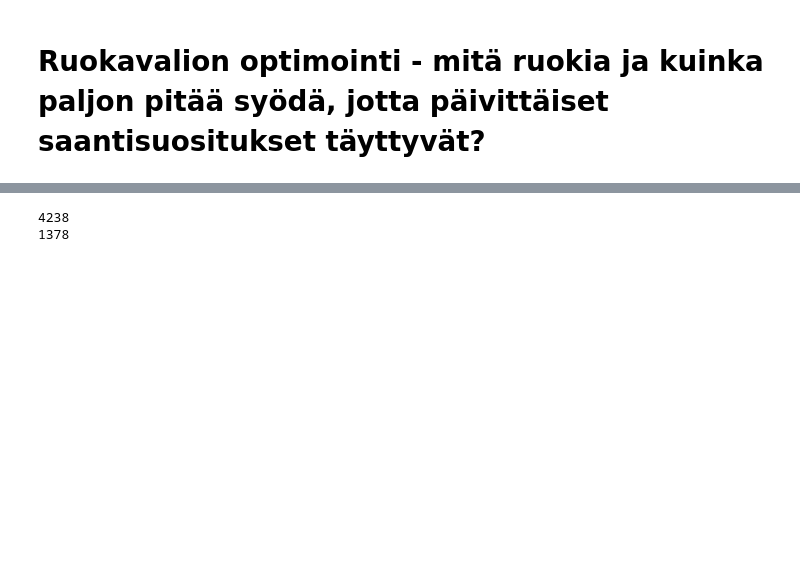
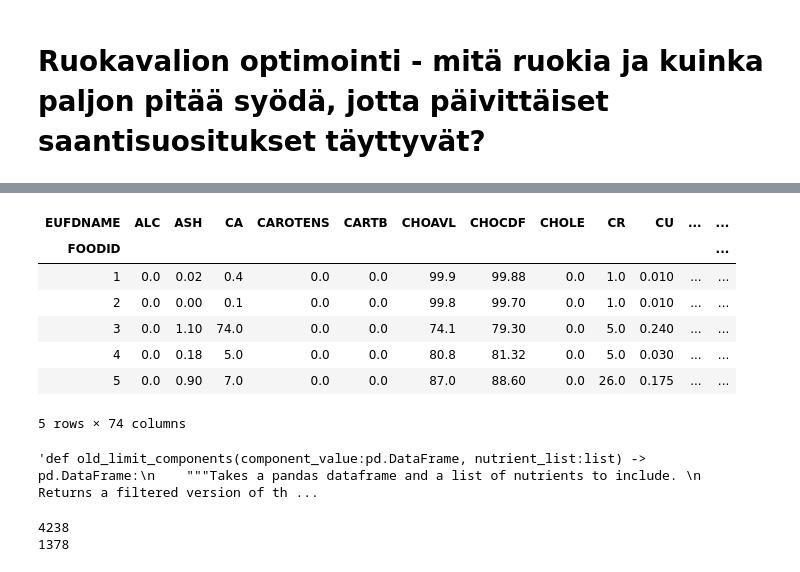
Before and after one commit to paulal/python_functions, a Jupyter notebook: optimisation.ipynb, the cells around one changed output, grey strips where cells are left out. Drawn from its saved outputs; the diff is of its cells as text; code cells hidden in the pictures; blank space fills up the shorter version.

```diff
--- a/optimisation.ipynb
+++ b/optimisation.ipynb
@@ -73,18 +78,22 @@ def read_files(path:str) -> tuple:
         saantisuositus)
     """
 
-    component_value = pd.read_csv(path + "component_value_utf-8.csv", sep=";")
+    component_value = pd.read_csv(path + "component_value_utf-8.csv", sep=";", keep_default_na=False)
     eufdname = pd.read_csv(path + "eufdname_FI_utf-8.csv", sep=";")
     food = pd.read_csv(path + "food_utf-8.csv", sep=";")
     saantisuositus = pd.read_csv(path + "saantisuositus_2014.csv", sep=";", header=None, names=["EUFDNAME", "name", "mnuori", "maikuinen", "mkeski", "miäkäs", "mvanha", "npieni","nnuori", "naikuinen", "nkeski", "niäkäs", "nvanha"])
+    component = pd.read_csv(path + "component_utf-8.csv", sep=";", dtype={'EUFDNAME':str}, keep_default_na=False)
 
-    return component_value, eufdname, food, saantisuositus
+    return component_value, eufdname, food, saantisuositus, component
 # %%
-component_value, eufdname, food, saantisuositus = read_files('/home/pomo/Asiakirjat/Kurssit/Taitotalo_Python-ohjelmoija/python/portfolio/fineli_20/')
+component_value, eufdname, food, saantisuositus, component = read_files('/home/pomo/Asiakirjat/Kurssit/Taitotalo_Python-ohjelmoija/python/portfolio/fineli_20/')
 print(component_value.head())
 print(eufdname.head())
 print(food.head())
 print(saantisuositus.head())
+print(component.head())
+print(component_value['EUFDNAME'][45:50])
+print(component_value['BESTLOC'][45:50])
 # %% [output]
    FOODID EUFDNAME  BESTLOC ACQTYPE METHTYPE METHIND
 0       1    ENERC  1698.30       S        S  MI0107
@@ -105,0 +115,8 @@ print(saantisuositus.head())
+# %%
+# poistetaan rivit, joissa ei ole BESTLOC-arvoa
+
+component_value = component_value[component_value.BESTLOC != ""]
+
+# muutetaan object-tyyppiset luvut liukuluvuiksi
+component_value['BESTLOC'] = component_value['BESTLOC'].astype(float)
+print(component_value['BESTLOC'][45:50])
@@ -121,33 +167,38 @@ def filter_fuclass(dataframe:pd.DataFrame, fuclass_to_remove:tuple) -> pd.DataFr
 
     return dataframe
 # %%
-# ongelma: kaikille ruuille ei ole kaikkien ravinteiden tietoja, joten pitäisi lisätä nollia
-# puuttuvien tietojen kohdalle. Ravinteiden järjestyksen tulee olla sama kaikissa ruuissa.
+# puuttuvien ravintoarvotietojen käsittely
 
-def fill_in_missing_zeros(dataframe:pd.Dataframe) -> pd.Dataframe:
+def transpose_component_value(dataframe:pd.DataFrame) -> pd.DataFrame:
     """Takes a pandas dataframe (component_value) where each row represents
     the amount of one nutrient in one food (e.g. calcium in milk).
-    Fills in any missing rows with zeroes in the BESTLOC column
-    and appropriate data in the other columns (FOODID and EUFDNAME; the other columns do not matter).
+    Transposes the dataframe so that there is one row per food and one column per nutrient.
+    Fills in any missing component values with zeroes in the appropriate column.
+    The ACQTYPE, METHTYPE, and METHIND columns are dropped.
 
     Args:
         dataframe (pandas_df): A pandas dataframe with information on how much of each nutrient foods contain
 
     Returns:
-        pandas_df: The pandas dataframe modified so that it has the same number of nutrient rows for every food.
+        pandas_df: The pandas dataframe modified so that it has one row per food and one column per nutrient.
     """
-    #oletetaan, että 10 ensimmäisen ruuan joukossa on jokin, jolle on määritetty kaikki ravinteet
-    sample = []
-    for i in range(1,11):
-        food = dataframe[dataframe.FOODID == i]
-        sample.append(food['EUFDNAME'].tolist())
+    df = dataframe.drop(columns=['ACQTYPE','METHTYPE', 'METHIND'])
 
-    longest = []
-    for l in sample:
-        if len(l) > len(longest):
-            longest = l
+    new_df = df.pivot_table(values='BESTLOC', index='FOODID', columns='EUFDNAME', fill_value=0)
 
-    #TODO - miten datan saa sellaiseen muotoon, että saa lisättyä puuttuvien arvojen kohdalle nollat?
+    return new_df
+
+df = transpose_component_value(component_value)
+df.head()
+# %% [output]
+| EUFDNAME | ALC | ASH | CA | CAROTENS | CARTB | CHOAVL | CHOCDF | CHOLE | CR | CU | ... | ... |
+| FOODID |  |  |  |  |  |  |  |  |  |  |  | ... |
+| 1 | 0.0 | 0.02 | 0.4 | 0.0 | 0.0 | 99.9 | 99.88 | 0.0 | 1.0 | 0.010 | ... | ... |
+| 2 | 0.0 | 0.00 | 0.1 | 0.0 | 0.0 | 99.8 | 99.70 | 0.0 | 1.0 | 0.010 | ... | ... |
+| 3 | 0.0 | 1.10 | 74.0 | 0.0 | 0.0 | 74.1 | 79.30 | 0.0 | 5.0 | 0.240 | ... | ... |
+| 4 | 0.0 | 0.18 | 5.0 | 0.0 | 0.0 | 80.8 | 81.32 | 0.0 | 5.0 | 0.030 | ... | ... |
+| 5 | 0.0 | 0.90 | 7.0 | 0.0 | 0.0 | 87.0 | 88.60 | 0.0 | 26.0 | 0.175 | ... | ... |
+5 rows × 74 columns
 # %%
 def filter_components_by_food(component_value:pd.DataFrame, food:pd.DataFrame) -> pd.DataFrame:
     """Takes two pandas dataframes: component_value and food.
@@ -169,7 +220,8 @@ def filter_components_by_food(component_value:pd.DataFrame, food:pd.DataFrame) -
 
     return new_component_value
 # %%
-def limit_components(component_value:pd.DataFrame, nutrient_list:list) -> pd.DataFrame:
+# vanha versio, poistetaan
+'''def old_limit_components(component_value:pd.DataFrame, nutrient_list:list) -> pd.DataFrame:
     """Takes a pandas dataframe and a list of nutrients to include.
     Returns a filtered version of the dataframe that only
     includes rows that have one of the EUFDNAME values found in the list.
@@ -184,3 +236,6 @@ def limit_components(component_value:pd.DataFrame, nutrient_list:list) -> pd.Dat
     new_component_value = component_value[component_value.EUFDNAME.isin(nutrient_list)]
 
     return new_component_value
+'''
+# %% [output]
+'def old_limit_components(component_value:pd.DataFrame, nutrient_list:list) -> pd.DataFrame:\n    """Takes a pandas dataframe and a list of nutrients to include. \n    Returns a filtered version of th ...
```
Also changed, not shown: parts of 19 cells of this notebook.
